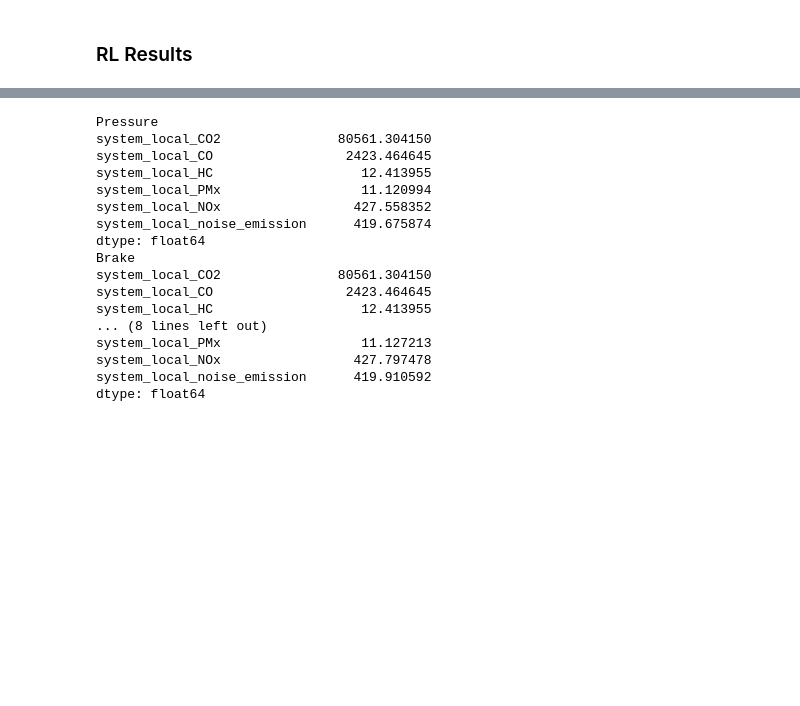
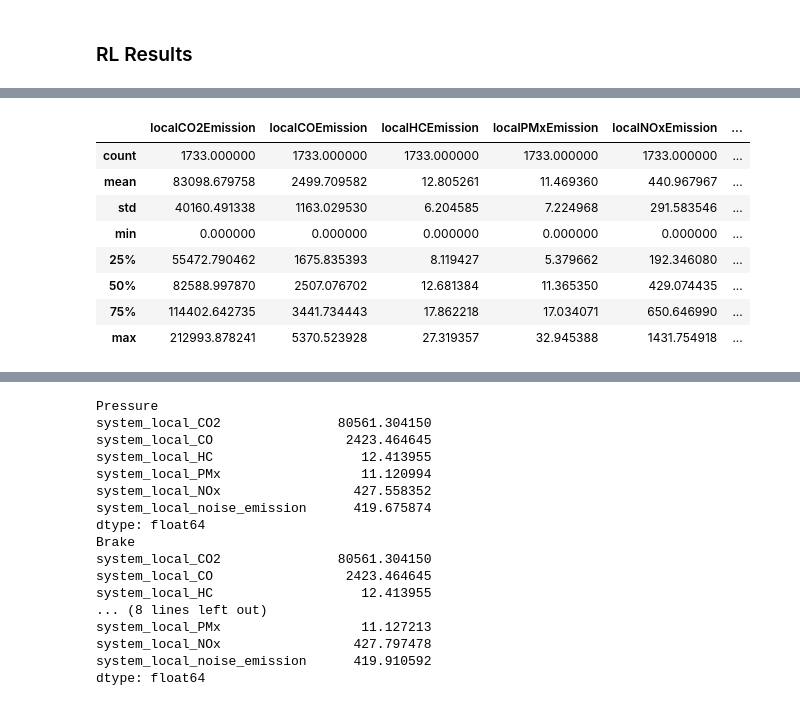
Before and after one commit to karstenk9/rl_traffic_signal_optimization, a Jupyter notebook: notebooks/evaluation_performance.ipynb, the cells around one changed output, grey strips where cells are left out. Cells and saved outputs as stored; diff of their text form; code cells hidden in the pictures; blank space fills up the shorter version.

```diff
--- a/notebooks/evaluation_performance.ipynb
+++ b/notebooks/evaluation_performance.ipynb
@@ -42,2 +58,10 @@ dtype: float64
 # %% [markdown]
 ### RL Results
+# %%
+avg_speed = pd.read_csv('../src/data/evaluation/average-speed_df.csv')
+queue = pd.read_csv('../src/data/evaluation/queue_df.csv')
+waitTime = pd.read_csv('../src/data/evaluation/diff-waiting-time_df.csv')
+# %%
+avg_speed = avg_speed[avg_speed['num_vehicles'] != 0]
+queue = queue[queue['num_vehicles'] != 0]
+waitTime = waitTime[waitTime['num_vehicles'] != 0]
@@ -43,0 +92,12 @@ dtype: float64
+# %%
+waitTime[['localCO2Emission','localCOEmission','localHCEmission','localPMxEmission','localNOxEmission','localNoiseEmission', 'local_fuel_consumption']].describe()
+# %% [output]
+|  | localCO2Emission | localCOEmission | localHCEmission | localPMxEmission | localNOxEmission | ... |
+| count | 1733.000000 | 1733.000000 | 1733.000000 | 1733.000000 | 1733.000000 | ... |
+| mean | 83098.679758 | 2499.709582 | 12.805261 | 11.469360 | 440.967967 | ... |
+| std | 40160.491338 | 1163.029530 | 6.204585 | 7.224968 | 291.583546 | ... |
+| min | 0.000000 | 0.000000 | 0.000000 | 0.000000 | 0.000000 | ... |
+| 25% | 55472.790462 | 1675.835393 | 8.119427 | 5.379662 | 192.346080 | ... |
+| 50% | 82588.997870 | 2507.076702 | 12.681384 | 11.365350 | 429.074435 | ... |
+| 75% | 114402.642735 | 3441.734443 | 17.862218 | 17.034071 | 650.646990 | ... |
+| max | 212993.878241 | 5370.523928 | 27.319357 | 32.945388 | 1431.754918 | ... |
```
Also changed, not shown: parts of 12 cells of this notebook, 4 other files.
